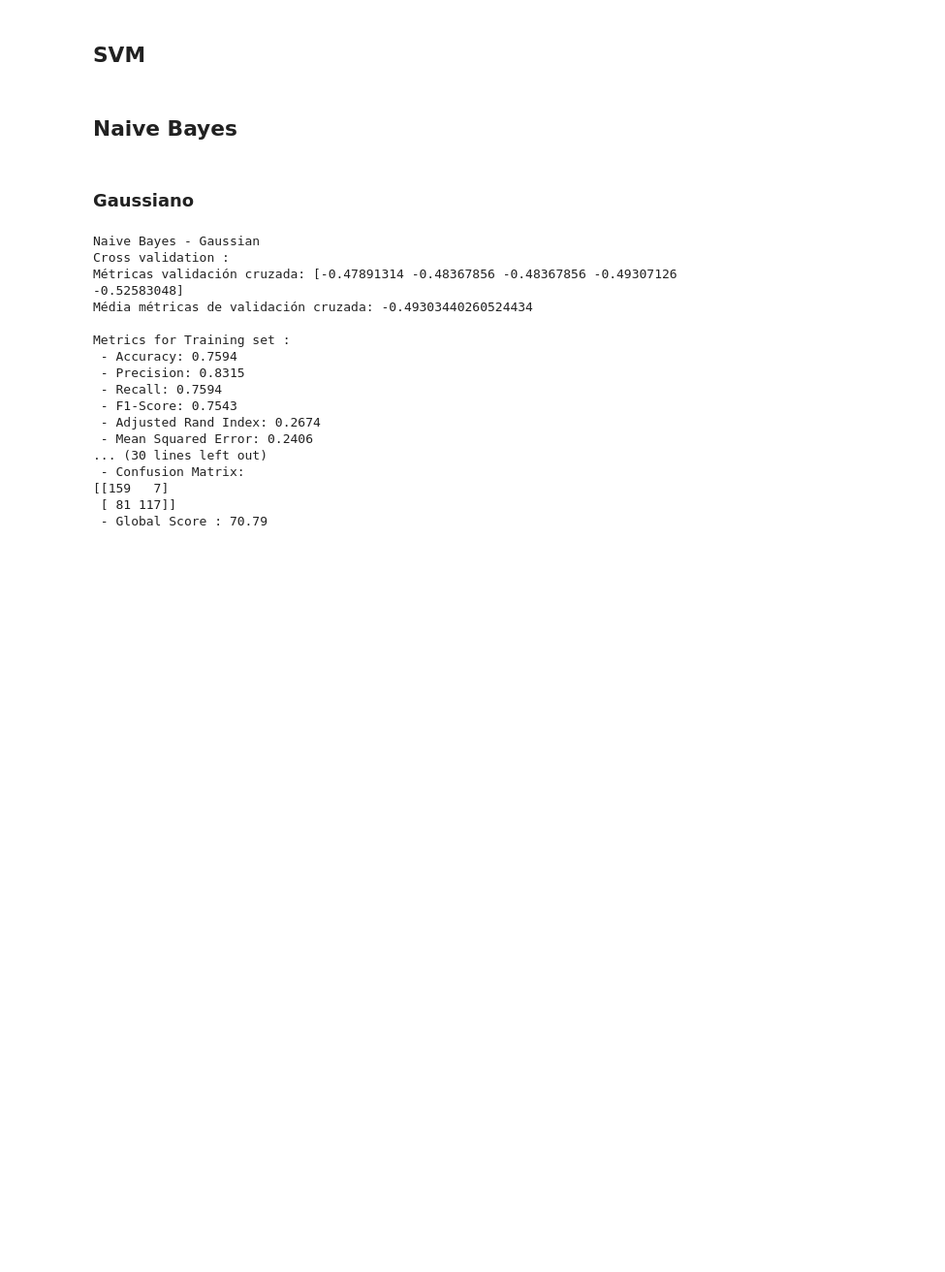
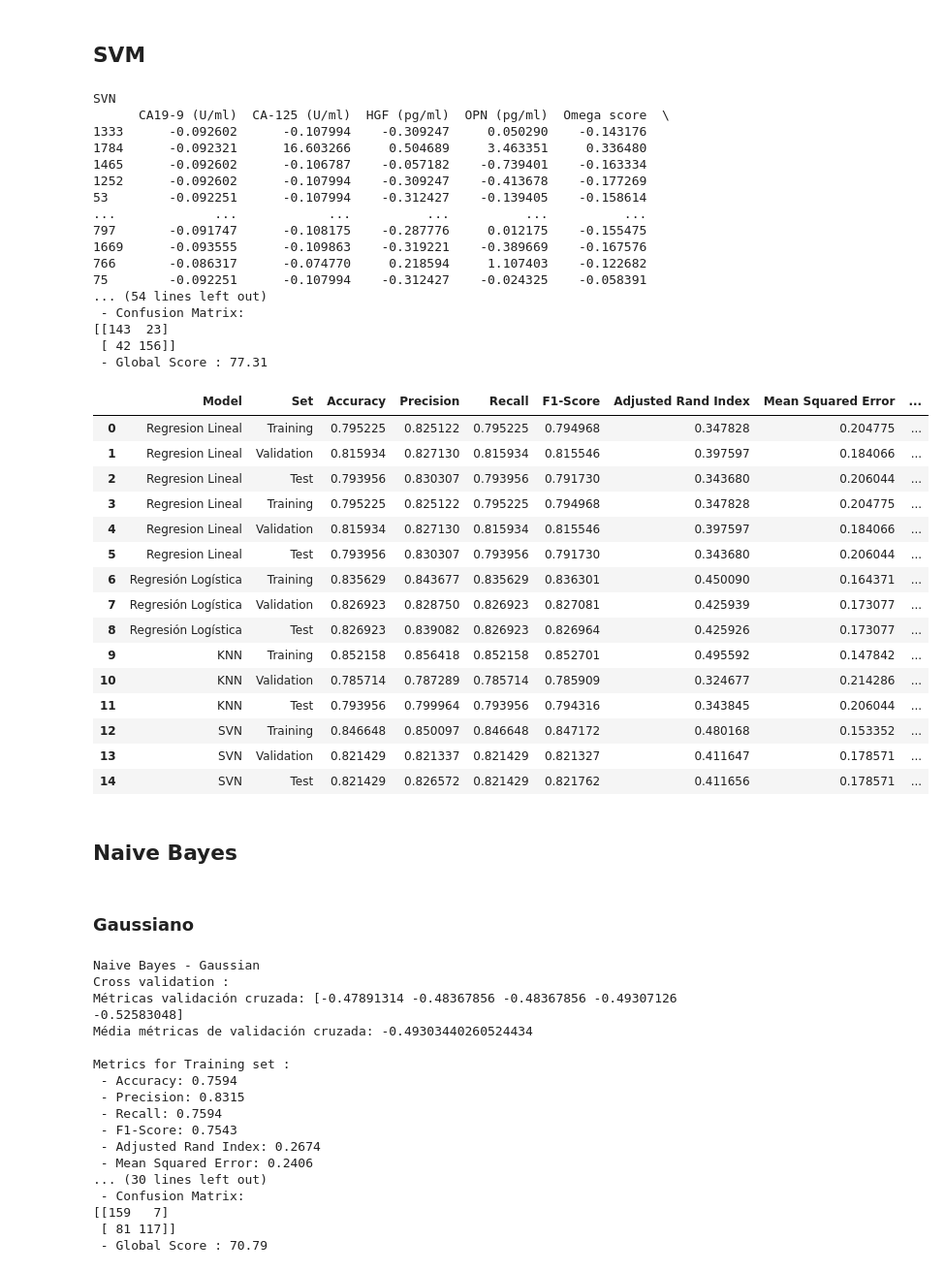
Before and after one commit to Lusku/kschool_master, a Jupyter notebook: TFM_Simple.ipynb, the cells around one changed output. Shown at 97% size. Saved outputs shown, nothing was run; the diff lists cells and outputs as text; code cells hidden in the pictures; blank space fills up the shorter version.

```diff
--- a/TFM_Simple.ipynb
+++ b/TFM_Simple.ipynb
@@ -944,34 +948,67 @@ mostrar_curva_ROC(y_test, y_test_pred)
 # %%
 from sklearn.model_selection import GridSearchCV
-from sklearn.metrics import classification_report
+from sklearn.svm import SVC
 
+model_name = "SVN"
+print(model_name)
 # Define la cuadrícula de parámetros para buscar
 param_grid = {
     'C': [0.1, 1, 10, 100],
     'gamma': [1, 0.1, 0.01, 0.001],
-    'kernel': ['lineal', 'rbf', 'poli', 'sigmoide']
+    'kernel': ['linear', 'rbf', 'poly', 'sigmoid']
 }
 
 # Crea un objeto GridSearchCV
-busqueda_grid = GridSearchCV(SVC(), param_grid, refit=True, verbose=3)
-
+grid_search_svm = GridSearchCV(SVC(), param_grid, refit=True)
+print(X_train_prep)
 # Ajusta el objeto GridSearchCV a los datos
-busqueda_grid.fit(X_train_prep, y_train)
+grid_search_svm.fit(X_train_prep, y_train)
 
 # Imprime los mejores parámetros
-print("Mejores parámetros: ", busqueda_grid.best_params_)
+print("Mejores parámetros: ", grid_search_svm.best_params_)
 
-# Usa el mejor modelo para hacer predicciones
-y_pred = busqueda_grid.predict(X_val_prep)
+y_train_pred = grid_search_svm.predict(X_train_prep)
+mostrar_estadisticas_guardar_tabla(y_train, y_train_pred, "Training", model_name, print_roc = "NO")
 
-# Imprime el informe de clasificación
-print(classification_report(y_val, y_pred))
+y_val_pred = grid_search_svm.predict(X_val_prep)
+mostrar_estadisticas_guardar_tabla(y_val, y_val_pred, "Validation",model_name, print_roc = "NO")
 
-# Predice en el conjunto de prueba
-y_test_pred = busqueda_grid.predict(X_test_prep)
-
-# Imprime el informe de clasificación para el conjunto de prueba
-print(classification_report(y_test, y_test_pred))
+y_test_pred = grid_search_svm.predict(X_test_prep)
+mostrar_estadisticas_guardar_tabla(y_test, y_test_pred, "Test", model_name, print_roc = "NO")
+# %% [output]
+SVN
+      CA19-9 (U/ml)  CA-125 (U/ml)  HGF (pg/ml)  OPN (pg/ml)  Omega score  \
+1333      -0.092602      -0.107994    -0.309247     0.050290    -0.143176
+1784      -0.092321      16.603266     0.504689     3.463351     0.336480
+1465      -0.092602      -0.106787    -0.057182    -0.739401    -0.163334
+1252      -0.092602      -0.107994    -0.309247    -0.413678    -0.177269
+53        -0.092251      -0.107994    -0.312427    -0.139405    -0.158614
+...             ...            ...          ...          ...          ...
+797       -0.091747      -0.108175    -0.287776     0.012175    -0.155475
+1669      -0.093555      -0.109863    -0.319221    -0.389669    -0.167576
+766       -0.086317      -0.074770     0.218594     1.107403    -0.122682
+75        -0.092251      -0.107994    -0.312427    -0.024325    -0.058391
+... (54 lines left out)
+ - Confusion Matrix:
+[[143  23]
+ [ 42 156]]
+ - Global Score : 77.31
+|  | Model | Set | Accuracy | Precision | Recall | F1-Score | Adjusted Rand Index | Mean Squared Error | ... |
+| 0 | Regresion Lineal | Training | 0.795225 | 0.825122 | 0.795225 | 0.794968 | 0.347828 | 0.204775 | ... |
+| 1 | Regresion Lineal | Validation | 0.815934 | 0.827130 | 0.815934 | 0.815546 | 0.397597 | 0.184066 | ... |
+| 2 | Regresion Lineal | Test | 0.793956 | 0.830307 | 0.793956 | 0.791730 | 0.343680 | 0.206044 | ... |
+| 3 | Regresion Lineal | Training | 0.795225 | 0.825122 | 0.795225 | 0.794968 | 0.347828 | 0.204775 | ... |
+| 4 | Regresion Lineal | Validation | 0.815934 | 0.827130 | 0.815934 | 0.815546 | 0.397597 | 0.184066 | ... |
+| 5 | Regresion Lineal | Test | 0.793956 | 0.830307 | 0.793956 | 0.791730 | 0.343680 | 0.206044 | ... |
+| 6 | Regresión Logística | Training | 0.835629 | 0.843677 | 0.835629 | 0.836301 | 0.450090 | 0.164371 | ... |
+| 7 | Regresión Logística | Validation | 0.826923 | 0.828750 | 0.826923 | 0.827081 | 0.425939 | 0.173077 | ... |
+| 8 | Regresión Logística | Test | 0.826923 | 0.839082 | 0.826923 | 0.826964 | 0.425926 | 0.173077 | ... |
+| 9 | KNN | Training | 0.852158 | 0.856418 | 0.852158 | 0.852701 | 0.495592 | 0.147842 | ... |
+| 10 | KNN | Validation | 0.785714 | 0.787289 | 0.785714 | 0.785909 | 0.324677 | 0.214286 | ... |
+| 11 | KNN | Test | 0.793956 | 0.799964 | 0.793956 | 0.794316 | 0.343845 | 0.206044 | ... |
+| 12 | SVN | Training | 0.846648 | 0.850097 | 0.846648 | 0.847172 | 0.480168 | 0.153352 | ... |
+| 13 | SVN | Validation | 0.821429 | 0.821337 | 0.821429 | 0.821327 | 0.411647 | 0.178571 | ... |
+| 14 | SVN | Test | 0.821429 | 0.826572 | 0.821429 | 0.821762 | 0.411656 | 0.178571 | ... |
 # %% [markdown]
 ## Naive Bayes
 # %% [markdown]
```
Also changed, not shown: parts of 12 cells of this notebook, 1 other file.
